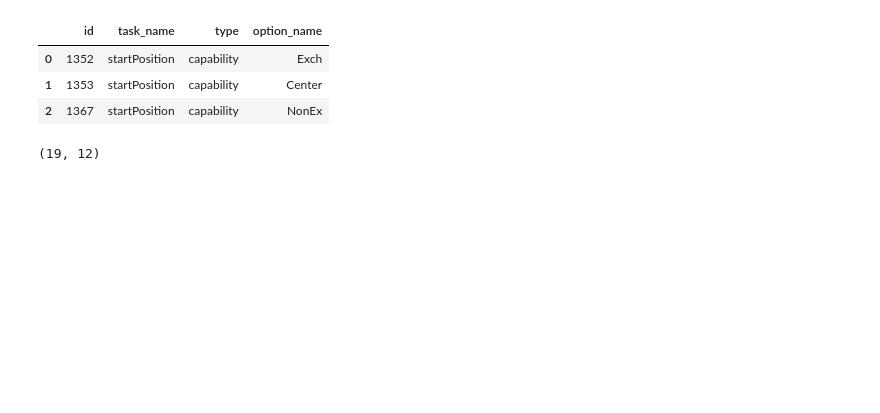
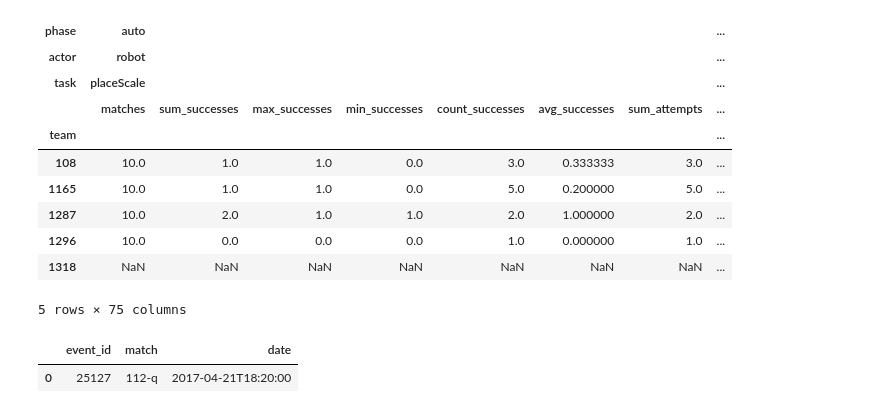
Before and after one commit to irs1318dev/irsScouting2017, a Jupyter notebook: jupyter/sql_tests.ipynb, the cells around one changed output. Drawn from its saved outputs; the diff is of its cells as text; code cells hidden in the pictures; blank space fills up the shorter version.

```diff
--- a/jupyter/sql_tests.ipynb
+++ b/jupyter/sql_tests.ipynb
@@ -5,14 +6,14 @@ import server.model.connection as smc
-# %%
-sql = sqlalchemy.text("SELECT * FROM task_options WHERE task_name='startPosition';")
-conn = smc.engine.connect()
-tbls = pandas.read_sql(sql, conn)
-tbls
-# %% [output]
-|  | id | task_name | type | option_name |
-| 0 | 1352 | startPosition | capability | Exch |
-| 1 | 1353 | startPosition | capability | Center |
-| 2 | 1367 | startPosition | capability | NonEx |
-# %%
-tbls.shape
-# %% [output]
-(19, 12)
+# %%
+smd.ranking_df(12).head()
+# %% [output]
+| phase | auto |  |  |  |  |  |  | ... |
+| actor | robot |  |  |  |  |  |  | ... |
+| task | placeScale |  |  |  |  |  |  | ... |
+|  | matches | sum_successes | max_successes | min_successes | count_successes | avg_successes | sum_attempts | ... |
+| team |  |  |  |  |  |  |  | ... |
+| 108 | 10.0 | 1.0 | 1.0 | 0.0 | 3.0 | 0.333333 | 3.0 | ... |
+| 1165 | 10.0 | 1.0 | 1.0 | 0.0 | 5.0 | 0.200000 | 5.0 | ... |
+| 1287 | 10.0 | 2.0 | 1.0 | 1.0 | 2.0 | 1.000000 | 2.0 | ... |
+| 1296 | 10.0 | 0.0 | 0.0 | 0.0 | 1.0 | 0.000000 | 1.0 | ... |
+| 1318 | NaN | NaN | NaN | NaN | NaN | NaN | NaN | ... |
+5 rows × 75 columns
@@ -18,0 +22,10 @@ tbls.shape
+# %%
+sql = sqlalchemy.text(
+    "with current AS (SELECT s.event_id as event_id, s.match, date from schedules sched, "
+    "status s WHERE sched.event_id = s.event_id "
+    "AND sched.match = s.match limit 1 ) "
+    "SELECT * FROM current;")
+pd.read_sql(sql, conn)
+# %% [output]
+|  | event_id | match | date |
+| 0 | 25127 | 112-q | 2017-04-21T18:20:00 |
```
Also changed, not shown: parts of 5 cells of this notebook, 9 other files.
